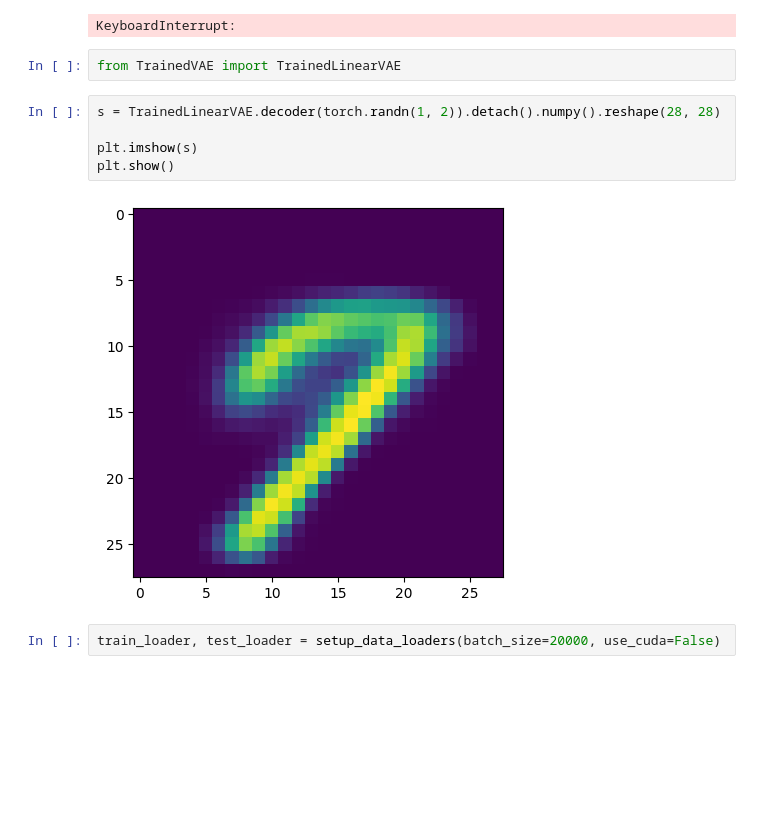
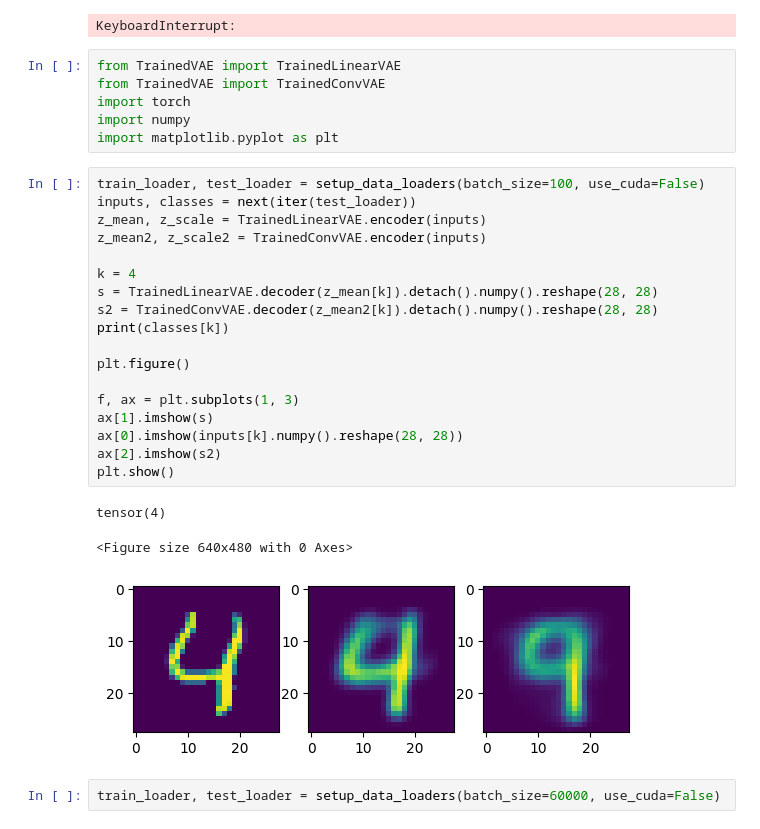
Before and after one commit to stojl/pml_exam, a Jupyter notebook: main.ipynb, the cells around one changed output. Cells and saved outputs as stored; diff of their text form; blank space fills up the shorter version.

```diff
--- a/main.ipynb
+++ b/main.ipynb
@@ -105,16 +105,35 @@ for epoch in range(NUM_EPOCHS):
 [epoch 016]  average training loss: 162.9143
 [epoch 017]  average training loss: 162.9224
 KeyboardInterrupt:
-# %%
-from TrainedVAE import TrainedLinearVAE
-# %%
-s = TrainedLinearVAE.decoder(torch.randn(1, 2)).detach().numpy().reshape(28, 28)
-
-plt.imshow(s)
-plt.show()
-# %% [output]
-[figure, removed]
+# %%
+from TrainedVAE import TrainedLinearVAE
+from TrainedVAE import TrainedConvVAE
+import torch
+import numpy
+import matplotlib.pyplot as plt
+# %%
+train_loader, test_loader = setup_data_loaders(batch_size=100, use_cuda=False)
+inputs, classes = next(iter(test_loader))
+z_mean, z_scale = TrainedLinearVAE.encoder(inputs)
+z_mean2, z_scale2 = TrainedConvVAE.encoder(inputs)
+
+k = 4
+s = TrainedLinearVAE.decoder(z_mean[k]).detach().numpy().reshape(28, 28)
+s2 = TrainedConvVAE.decoder(z_mean2[k]).detach().numpy().reshape(28, 28)
+print(classes[k])
+
+plt.figure()
+
+f, ax = plt.subplots(1, 3)
+ax[1].imshow(s)
+ax[0].imshow(inputs[k].numpy().reshape(28, 28))
+ax[2].imshow(s2)
+plt.show()
+# %% [output]
+tensor(4)
+<Figure size 640x480 with 0 Axes>
+[figure, added]
 # %%
-train_loader, test_loader = setup_data_loaders(batch_size=20000, use_cuda=False)
+train_loader, test_loader = setup_data_loaders(batch_size=60000, use_cuda=False)
 # %%
 import seaborn as sns
```
Also changed, not shown: parts of 1 cell of this notebook, 1 other file.
